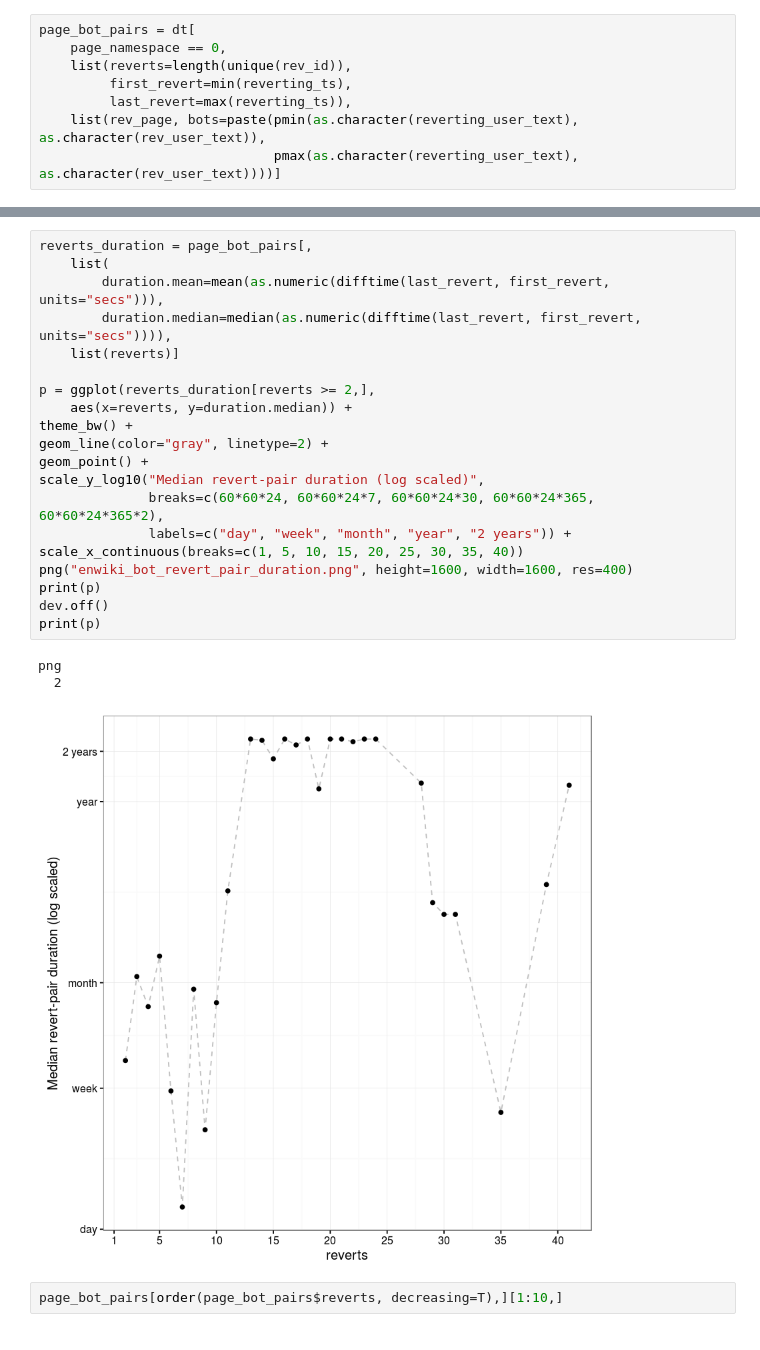
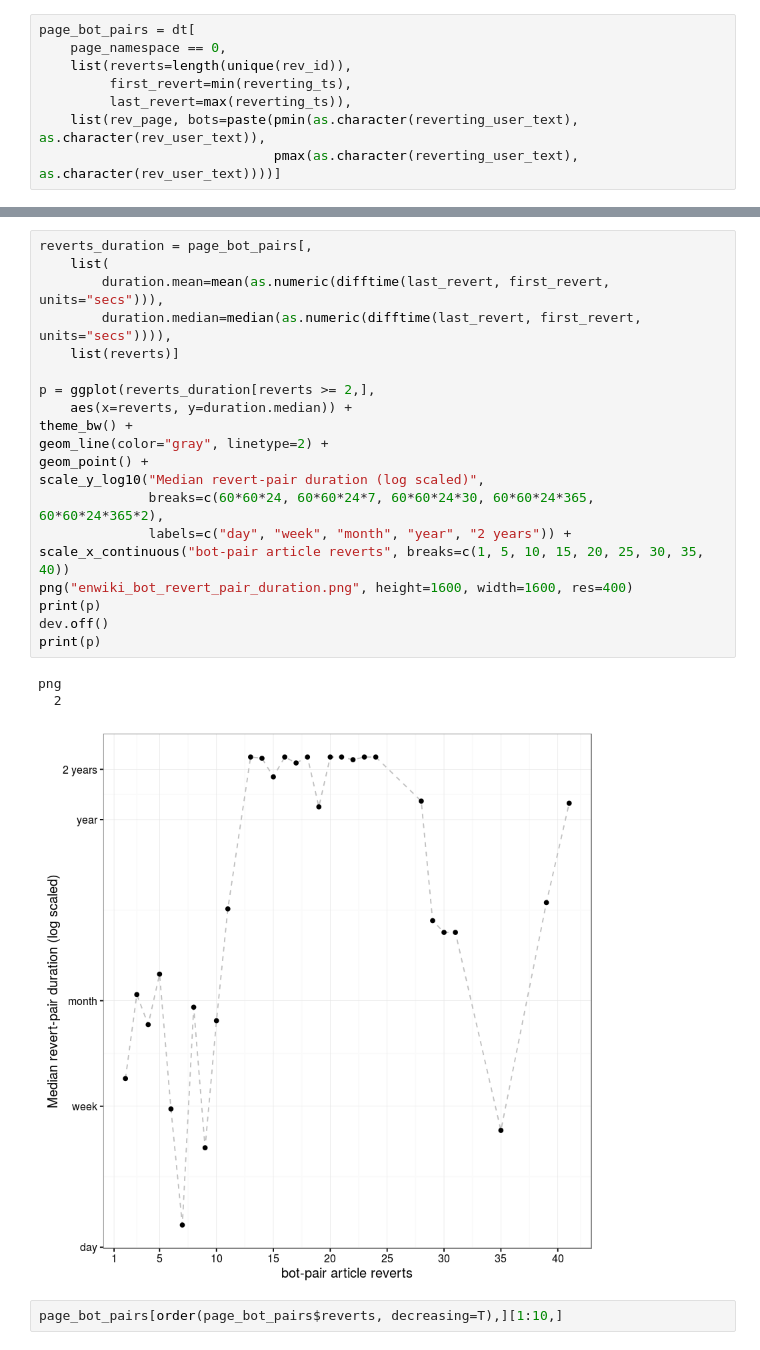
Before and after one commit to halfak/are-the-bots-really-fighting, a Jupyter notebook: analysis/exploratory/most_reverty_pages.ipynb, the cells around one changed output, grey strips where cells are left out. Drawn from its saved outputs; the diff is of its cells as text.

Commit message:
Updates reverty pages analysis.

```diff
--- a/analysis/exploratory/most_reverty_pages.ipynb
+++ b/analysis/exploratory/most_reverty_pages.ipynb
@@ -91,27 +102,27 @@ png
 # %%
 reverts_duration = page_bot_pairs[,
     list(
         duration.mean=mean(as.numeric(difftime(last_revert, first_revert, units="secs"))),
         duration.median=median(as.numeric(difftime(last_revert, first_revert, units="secs")))),
     list(reverts)]
 
 p = ggplot(reverts_duration[reverts >= 2,],
     aes(x=reverts, y=duration.median)) +
 theme_bw() +
 geom_line(color="gray", linetype=2) +
 geom_point() +
 scale_y_log10("Median revert-pair duration (log scaled)",
               breaks=c(60*60*24, 60*60*24*7, 60*60*24*30, 60*60*24*365, 60*60*24*365*2),
               labels=c("day", "week", "month", "year", "2 years")) +
-scale_x_continuous(breaks=c(1, 5, 10, 15, 20, 25, 30, 35, 40))
+scale_x_continuous("bot-pair article reverts", breaks=c(1, 5, 10, 15, 20, 25, 30, 35, 40))
 png("enwiki_bot_revert_pair_duration.png", height=1600, width=1600, res=400)
 print(p)
 dev.off()
 print(p)
 # %% [output]
 png
   2
-[figure, old version]
+[figure, new version]
 # %%
 page_bot_pairs[order(page_bot_pairs$reverts, decreasing=T),][1:10,]
 # %% [output]
```
Also changed, not shown: parts of 9 cells of this notebook.
